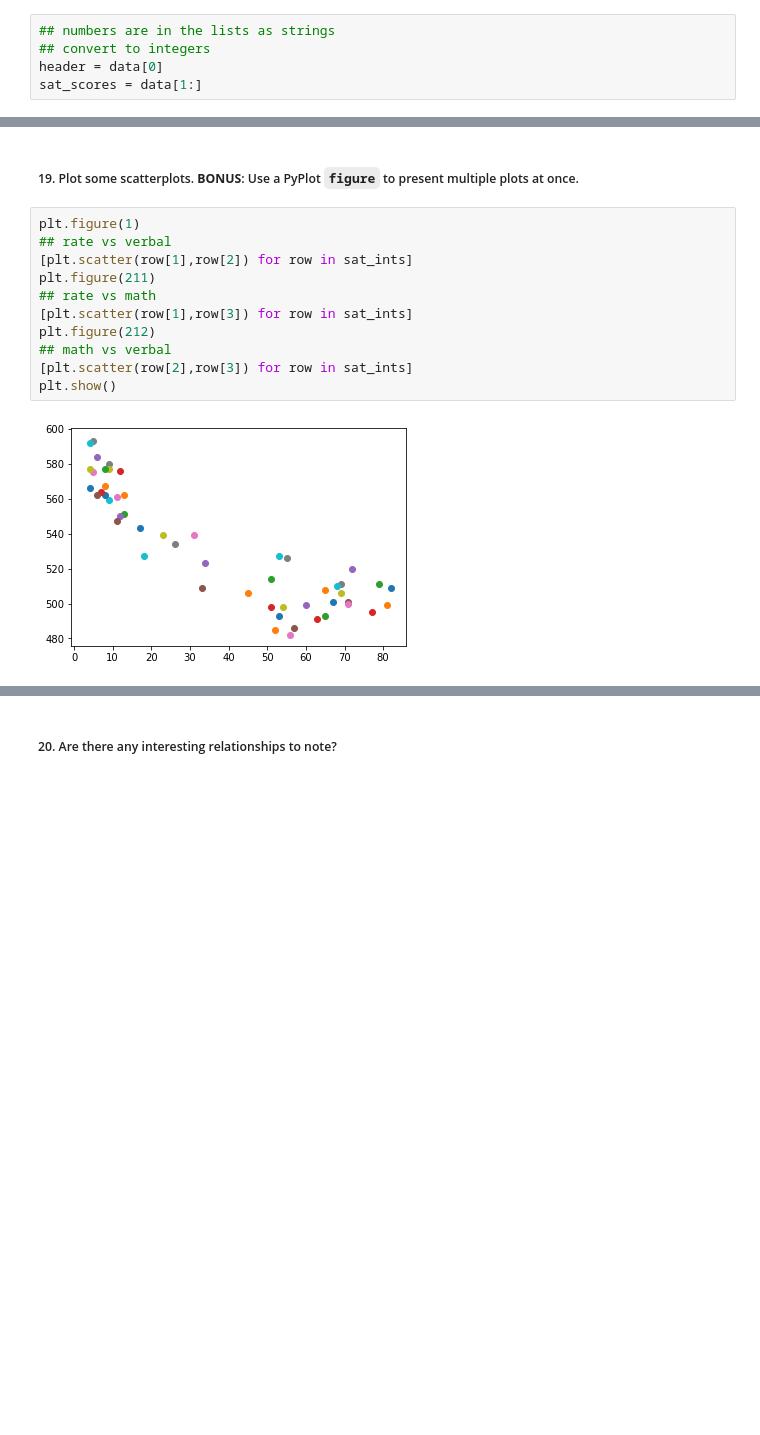
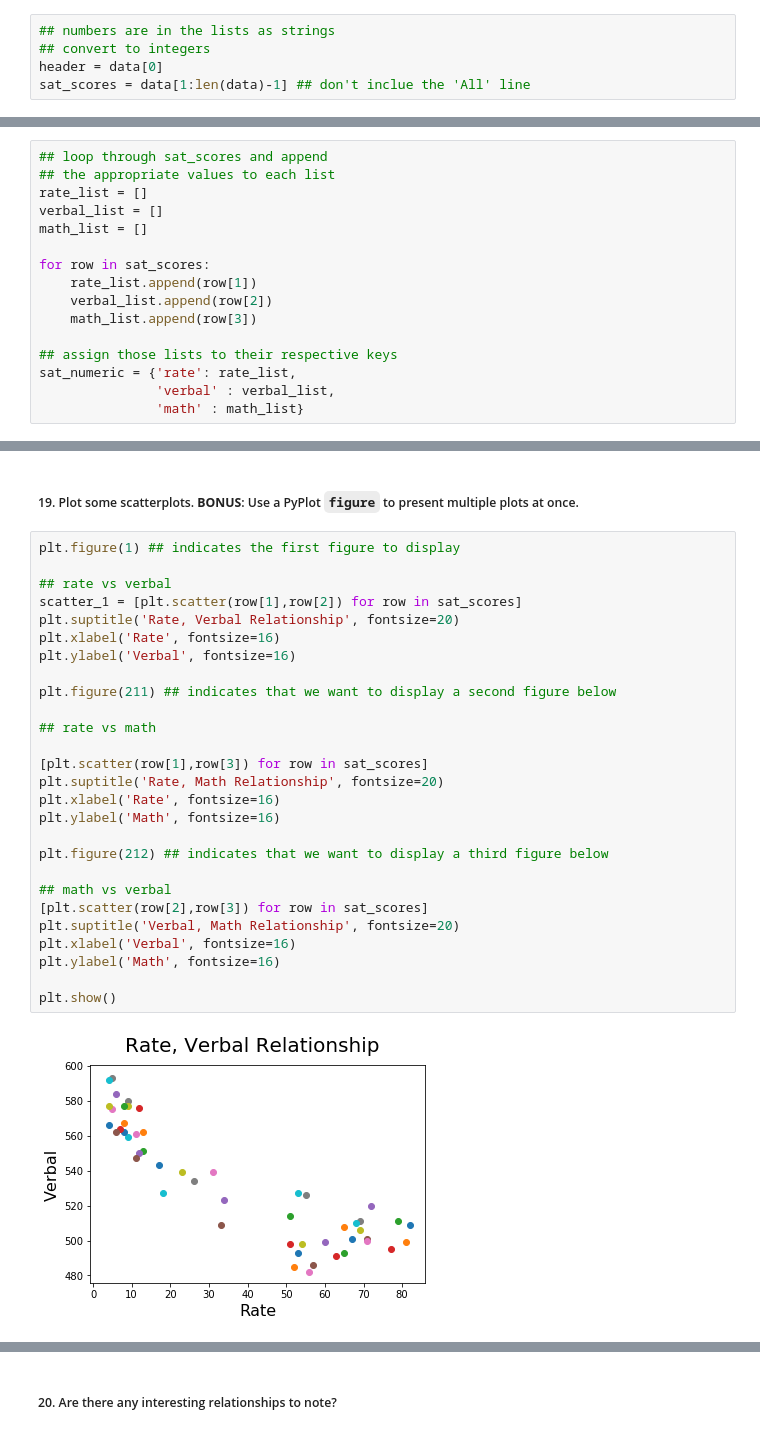
Before and after one commit to matthewbrems/old, a Jupyter notebook: projects/01-project/code/starter-code-jdoyle.ipynb, the cells around one changed output, grey strips where cells are left out. Cells and saved outputs as stored; diff of their text form; blank space fills up the shorter version.

```diff
--- a/projects/01-project/code/starter-code-jdoyle.ipynb
+++ b/projects/01-project/code/starter-code-jdoyle.ipynb
@@ -38,4 +36,4 @@ print(data)
 ## numbers are in the lists as strings
 ## convert to integers
 header = data[0]
-sat_scores = data[1:]
+sat_scores = data[1:len(data)-1] ## don't inclue the 'All' line
@@ -97,3 +99,19 @@ print(sat_numeric)
+# %%
+## loop through sat_scores and append
+## the appropriate values to each list
+rate_list = []
+verbal_list = []
+math_list = []
+
+for row in sat_scores:
+    rate_list.append(row[1])
+    verbal_list.append(row[2])
+    math_list.append(row[3])
+
+## assign those lists to their respective keys
+sat_numeric = {'rate': rate_list,
+               'verbal' : verbal_list,
+               'math' : math_list}
 # %% [markdown]
 ## Step 3: Describe the data
 # %% [markdown]
@@ -174,15 +189,31 @@ No, it does not. Each variable is far from normal.
 # %% [markdown]
 ##### 19. Plot some scatterplots. **BONUS**: Use a PyPlot `figure` to present multiple plots at once.
 # %%
-plt.figure(1)
+plt.figure(1) ## indicates the first figure to display
+
 ## rate vs verbal
-[plt.scatter(row[1],row[2]) for row in sat_ints]
-plt.figure(211)
+scatter_1 = [plt.scatter(row[1],row[2]) for row in sat_scores]
+plt.suptitle('Rate, Verbal Relationship', fontsize=20)
+plt.xlabel('Rate', fontsize=16)
+plt.ylabel('Verbal', fontsize=16)
+
+plt.figure(211) ## indicates that we want to display a second figure below
+
 ## rate vs math
-[plt.scatter(row[1],row[3]) for row in sat_ints]
-plt.figure(212)
+
+[plt.scatter(row[1],row[3]) for row in sat_scores]
+plt.suptitle('Rate, Math Relationship', fontsize=20)
+plt.xlabel('Rate', fontsize=16)
+plt.ylabel('Math', fontsize=16)
+
+plt.figure(212) ## indicates that we want to display a third figure below
+
 ## math vs verbal
-[plt.scatter(row[2],row[3]) for row in sat_ints]
+[plt.scatter(row[2],row[3]) for row in sat_scores]
+plt.suptitle('Verbal, Math Relationship', fontsize=20)
+plt.xlabel('Verbal', fontsize=16)
+plt.ylabel('Math', fontsize=16)
+
 plt.show()
 # %% [output]
-[figure, old version]
+[figure, new version]
```
Also changed, not shown: parts of 33 cells of this notebook, 8 other files.
